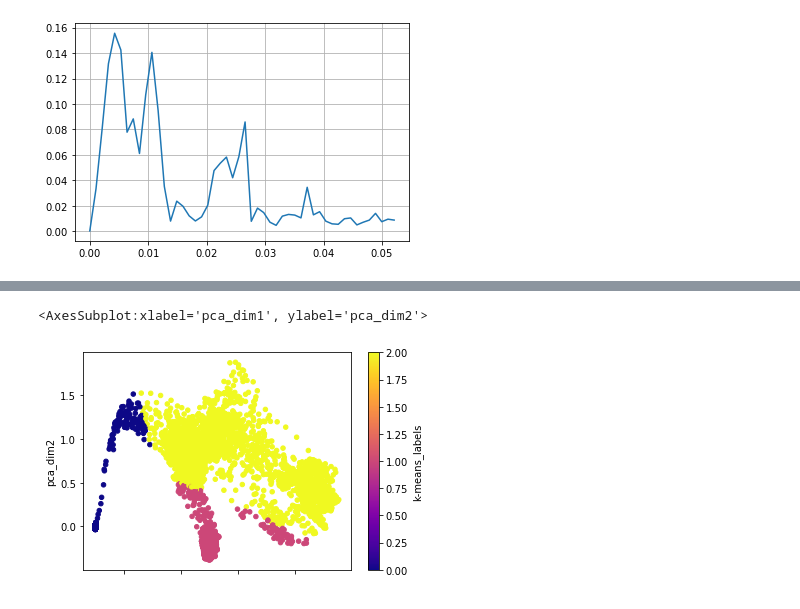
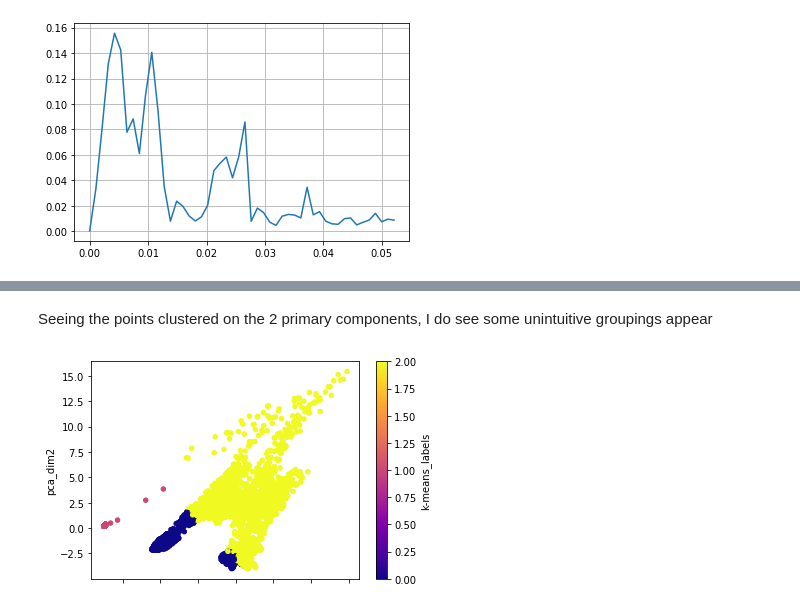
Before and after one commit to awyee/challenges, a Jupyter notebook: data-science/notebooks/Data_science_exercise.ipynb, the cells around one changed output, grey strips where cells are left out. Cells and saved outputs as stored; diff of their text form; code cells hidden in the pictures.

```diff
--- a/data-science/notebooks/Data_science_exercise.ipynb
+++ b/data-science/notebooks/Data_science_exercise.ipynb
@@ -277,3 +308,9 @@ for machine in machine_list:
 # %%
 THD_columns = [col + '_THD' for col in orig_columns]
 FFT_vmax_columns = [col + '_FFT_vmax' for col in orig_columns]
+
+df_machine_data, df_dummy = normalize_dataset(df_machine_data, THD_columns)
+df_machine_data, df_dummy = normalize_dataset(df_machine_data, FFT_vmax_columns)
+
+THD_normalized_columns = [col + '_THD_normalized' for col in orig_columns]
+FFT_vmax_normalized_columns = [col + '_FFT_vmax_normalized' for col in orig_columns]
@@ -309,7 +364,8 @@ plt.plot(range(start, end), df_machine['3_THD'][start:end])
 # %%
-pca = PCA(n_components=8)
-pca.fit(df_machine_data.loc[:,THD_columns+FFT_vmax_columns])
-transformed_data = pca.transform(df_machine_data.loc[:,THD_columns+FFT_vmax_columns])
+pca = PCA()
+training_cols = FFT_vmax_normalized_columns+THD_normalized_columns
+pca.fit(df_machine_data.loc[:,training_cols])
+transformed_data = pca.transform(df_machine_data.loc[:,training_cols])
 df_machine_data['pca_dim1'] = transformed_data[:,0]
 df_machine_data['pca_dim2'] = transformed_data[:,1]
 # %%
@@ -322,6 +380,34 @@ kmeans = KMeans(n_clusters=3, random_state=0).fit(df_machine_data[THD_columns+FF
+# %%
+all_sources = df_machine_data['source'].unique().tolist()
+
+training_sources = ['machine_0.csv',
+                   'machine_1.csv',
+                   'machine_2.csv',
+                   'machine_3.csv',
+                   'machine_4.csv',
+                   'machine_5.csv',
+                   'machine_6.csv',
+                   'machine_7.csv',
+                   'machine_8.csv',
+                   'machine_9.csv',
+                   'machine_10.csv',
+                   'machine_11.csv',
+                   'machine_12.csv',
+                   'machine_13.csv',
+                   'machine_14.csv',
+                   'machine_15.csv']
+
+validation_sources = [source for source in all_sources if source not in training_sources]
+
+training_rows = df_machine_data['source'].isin(training_sources)
+validation_rows = df_machine_data['source'].isin(validation_sources)
+
+kmeans = KMeans(n_clusters=3, random_state=0).fit(df_machine_data.loc[training_rows,training_cols].to_numpy())
+# %% [markdown]
+Seeing the points clustered on the 2 primary components, I do see some unintuitive groupings appear
 # %%
-df_machine_data['k-means_labels'] = kmeans.labels_
-df_machine_data.plot.scatter('pca_dim1', 'pca_dim2', c = 'k-means_labels', colormap='plasma')
+df_machine_data.loc[training_rows, 'k-means_labels'] = kmeans.labels_
+df_machine_data.loc[training_rows,:].plot.scatter('pca_dim1', 'pca_dim2', c = 'k-means_labels', colormap='plasma')
+plt.show()
 # %% [output]
-<AxesSubplot:xlabel='pca_dim1', ylabel='pca_dim2'>
-[figure, old version]
+[figure, new version]
```
Also changed, not shown: parts of 43 cells of this notebook.
